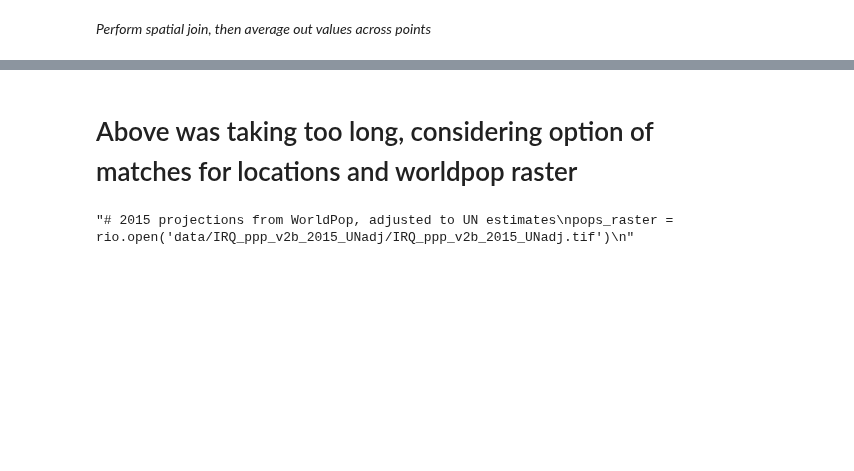
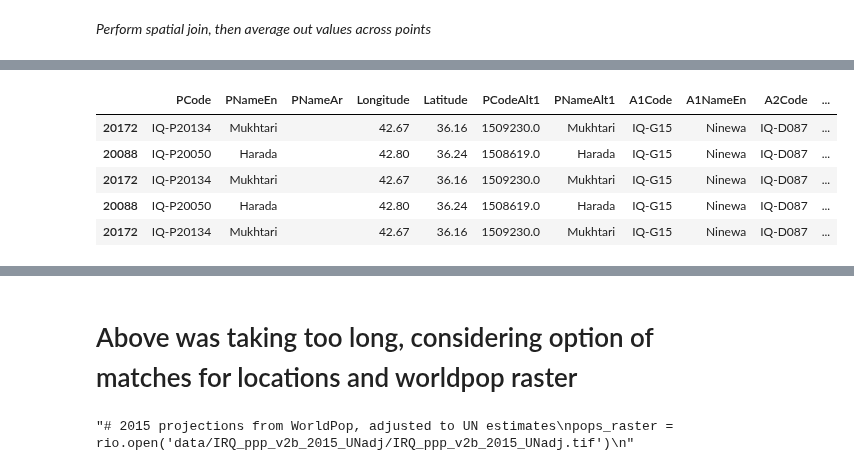
Before and after one commit to tamos/MACS30200proj, a Jupyter notebook: paper_code/DataPreparation_Flee.ipynb, the cells around one changed output, grey strips where cells are left out. Drawn from its saved outputs; the diff is of its cells as text; code cells hidden in the pictures; blank space fills up the shorter version.

```diff
--- a/paper_code/DataPreparation_Flee.ipynb
+++ b/paper_code/DataPreparation_Flee.ipynb
@@ -129,5 +221,16 @@ acled_locations.to_file('data/acled_conflict_geometries.shp')
 # %%
-location_csv_tmp = iq_locations
+location_csv_tmp = iq_locations.copy()
 #location_csv_tmp.crs = acled_locations.crs
-location_csv_tmp = gpd.sjoin(location_csv_tmp, acled_locations)
+acled_locations = gpd.read_file('data/acled_conflict_geometries.shp')
+
+#location_csv_tmp = gpd.sjoin(location_csv_tmp, acled_locations)
+# %%
+location_csv_tmp.head()
+# %% [output]
+|  | PCode | PNameEn | PNameAr | Longitude | Latitude | PCodeAlt1 | PNameAlt1 | A1Code | A1NameEn | A2Code | ... |
+| 20172 | IQ-P20134 | Mukhtari |  | 42.67 | 36.16 | 1509230.0 | Mukhtari | IQ-G15 | Ninewa | IQ-D087 | ... |
+| 20088 | IQ-P20050 | Harada |  | 42.80 | 36.24 | 1508619.0 | Harada | IQ-G15 | Ninewa | IQ-D087 | ... |
+| 20172 | IQ-P20134 | Mukhtari |  | 42.67 | 36.16 | 1509230.0 | Mukhtari | IQ-G15 | Ninewa | IQ-D087 | ... |
+| 20088 | IQ-P20050 | Harada |  | 42.80 | 36.24 | 1508619.0 | Harada | IQ-G15 | Ninewa | IQ-D087 | ... |
+| 20172 | IQ-P20134 | Mukhtari |  | 42.67 | 36.16 | 1509230.0 | Mukhtari | IQ-G15 | Ninewa | IQ-D087 | ... |
 # %%
```
Also changed, not shown: parts of 25 cells of this notebook, 3 other files.
